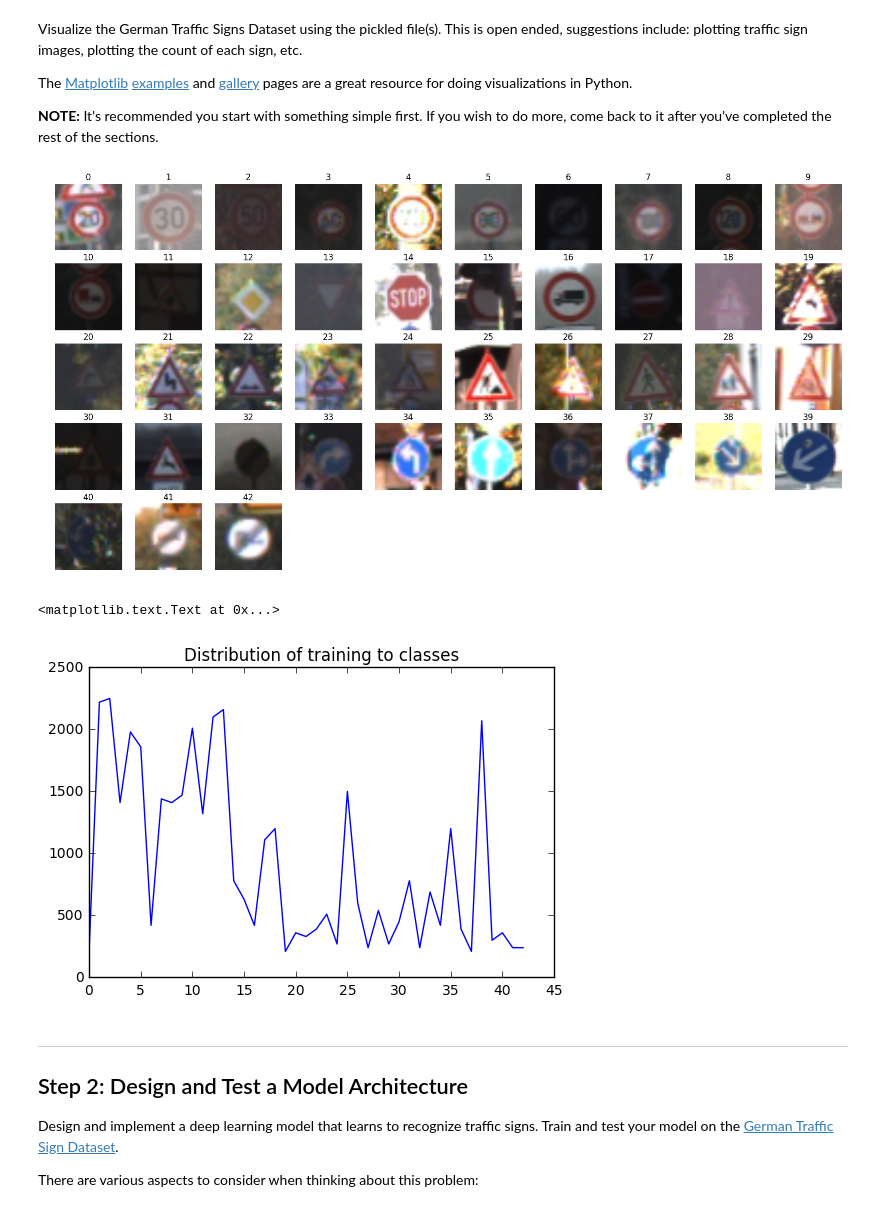
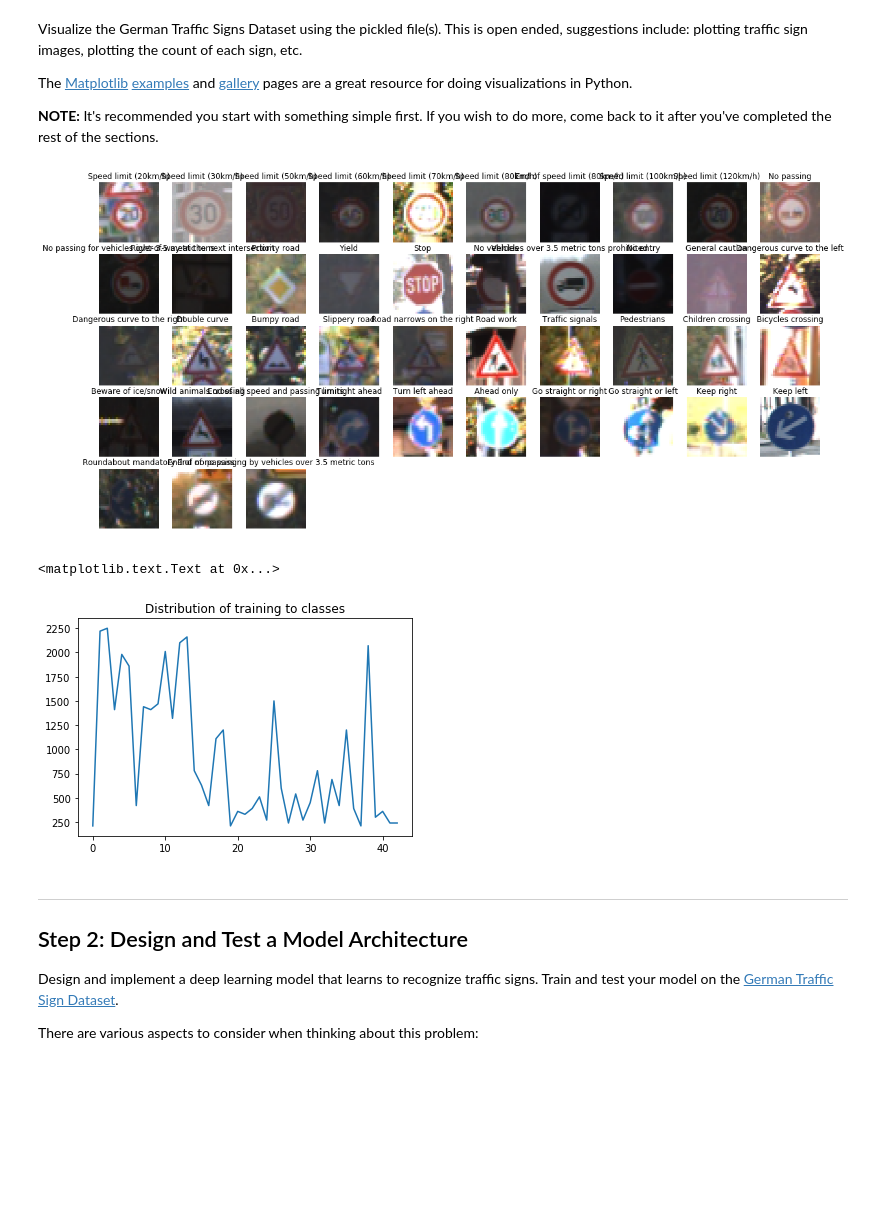
Before and after one commit to emadmasoud/Traffic-Sign-Classifier---Self-Driving-Car, a Jupyter notebook: Traffic_Sign_Classifier.ipynb, the cells around one changed output. Drawn from its saved outputs; the diff is of its cells as text; code cells hidden in the pictures; blank space fills up the shorter version.

```diff
--- a/Traffic_Sign_Classifier.ipynb
+++ b/Traffic_Sign_Classifier.ipynb
@@ -72,38 +72,44 @@ The [Matplotlib](http://matplotlib.org/) [examples](http://matplotlib.org/exampl
 # %%
 ### Data exploration visualization goes here.
 ### Feel free to use as many code cells as needed.
 import matplotlib.pyplot as plt
+import csv
 
 # Visualizations will be shown in the notebook.
 %matplotlib inline
 
 fig = plt.figure(figsize=(20, 20))
 classes_count = []
 
 labels, uniqueindices = np.unique(y_train, return_index=True)
 
 # Render one image from each of the classes
-for i, val in enumerate(uniqueindices):
-    fig.add_subplot(10, 10, i+1)
-    plt.imshow(X_train[val])
-    plt.axis('off')
-    plt.title(str(y_train[val]))
+label_name = []
+with open( './signnames.csv', 'rt') as f:
+    reader = csv.reader(f)
+    label_name = list(reader)
 
+    for i, val in enumerate(uniqueindices):
+        fig.add_subplot(10, 10, i+1)
+        plt.axis('off')
+        plt.title(label_name[y_train[val]+1][1])
+        plt.imshow(X_train[val])
+f.close()
 plt.show()
+
 
 # Print the distribution of the training data
 for i in labels:
     classes_count.append(np.sum(y_train == i))
 
-
 plt.figure()
 
 plt.plot(classes_count)
 plt.title('Distribution of training to classes')
 # %% [output]
-[figure, old version]
+[figure, new version]
 <matplotlib.text.Text at 0x...>
-[figure, old version]
+[figure, new version]
 # %% [markdown]
 ----
 
```
Also changed, not shown: parts of 1 cell of this notebook.
